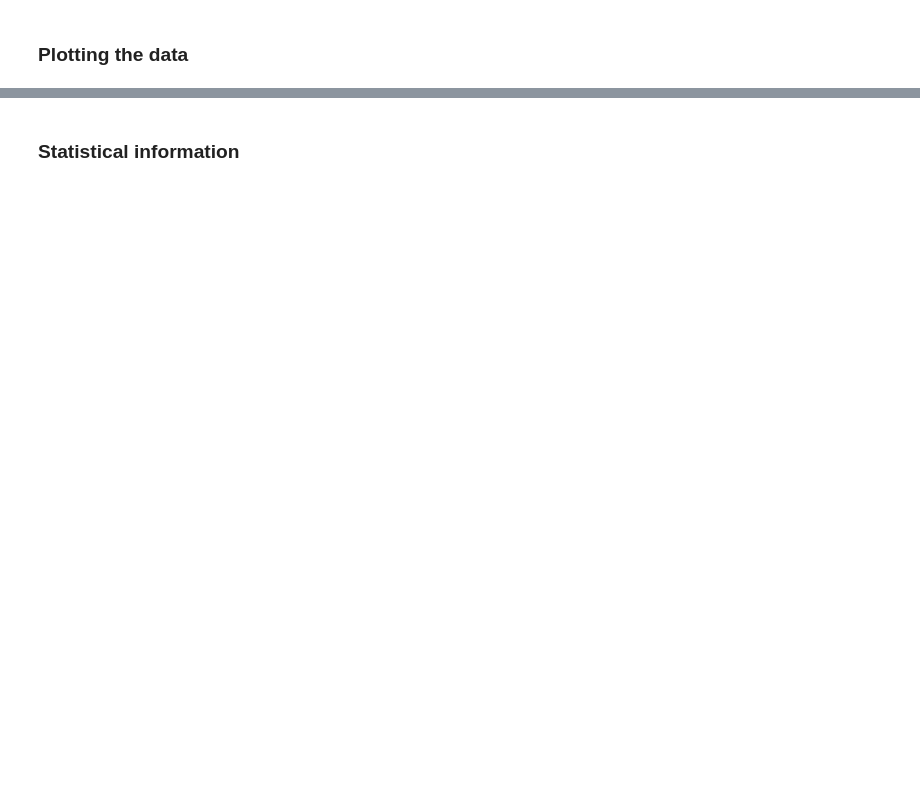
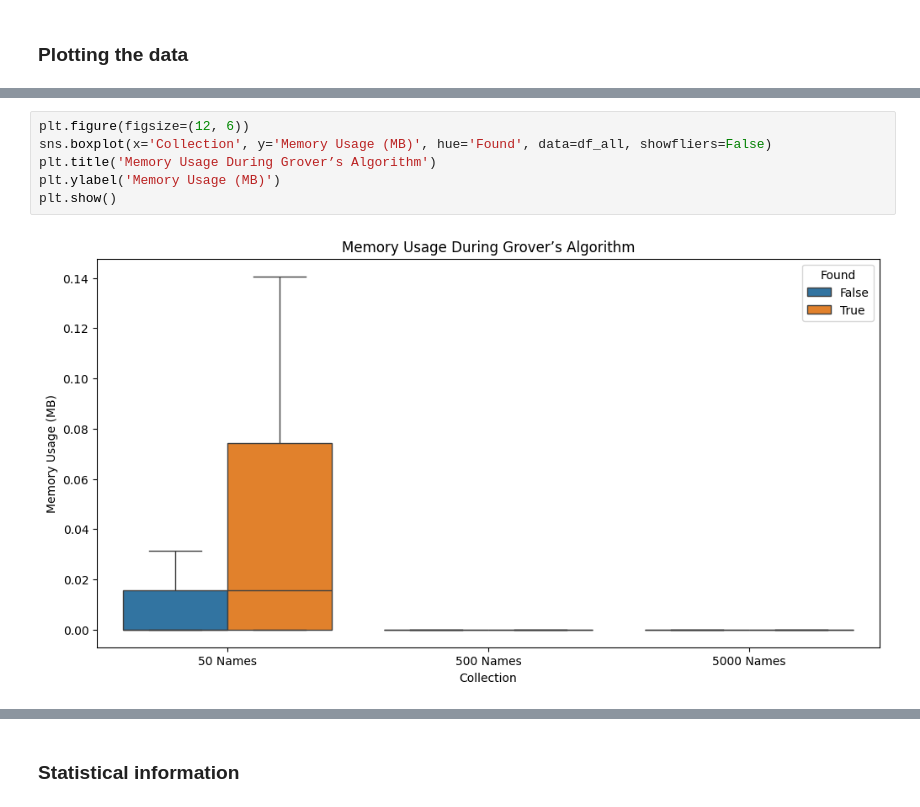
Before and after one commit to rallenalle68/classical_vs_grovers_algorithm, a Jupyter notebook: Grover.ipynb, the cells around one changed output, grey strips where cells are left out. Drawn from its saved outputs; the diff is of its cells as text; blank space fills up the shorter version.

```diff
--- a/Grover.ipynb
+++ b/Grover.ipynb
@@ -729,0 +298,8 @@ plt.show()
+# %%
+plt.figure(figsize=(12, 6))
+sns.boxplot(x='Collection', y='Memory Usage (MB)', hue='Found', data=df_all, showfliers=False)
+plt.title('Memory Usage During Grover’s Algorithm')
+plt.ylabel('Memory Usage (MB)')
+plt.show()
+# %% [output]
+[figure, added]
```
Also changed, not shown: parts of 36 cells of this notebook, 3 other files.
